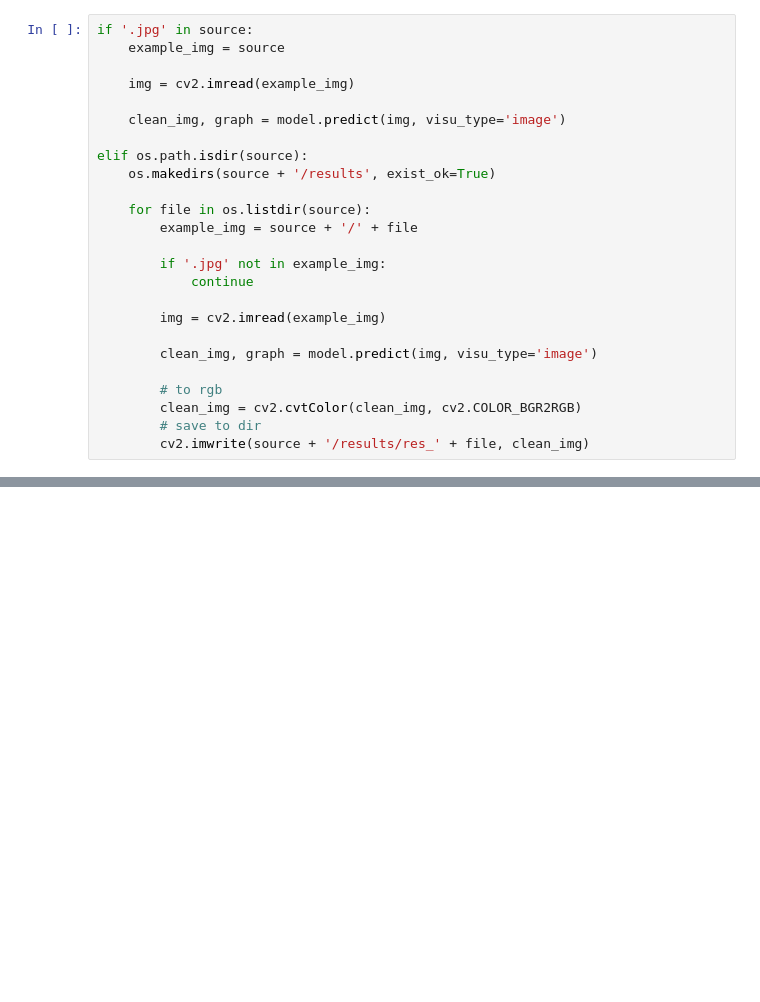
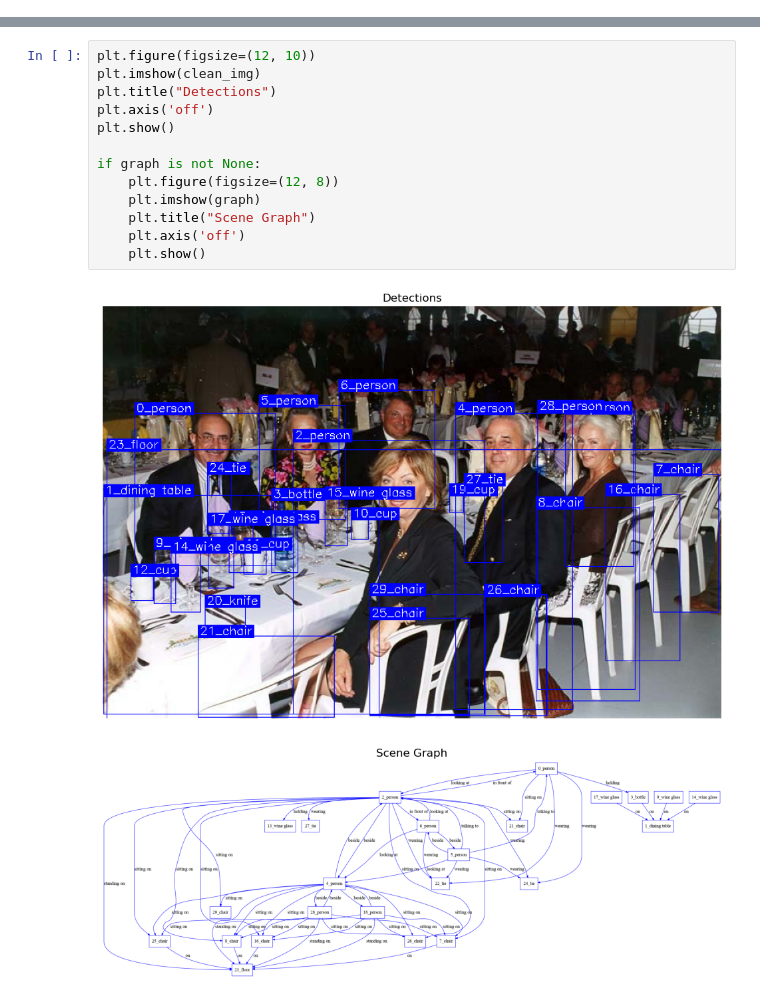
Before and after one commit to JungwonPyo/SGG-Benchmark, a Jupyter notebook: demo/SGDET_on_cutom_images.ipynb, the cells around one changed output, grey strips where cells are left out. Saved outputs shown, nothing was run; the diff lists cells and outputs as text; blank space fills up the shorter version.

```diff
--- a/demo/SGDET_on_cutom_images.ipynb
+++ b/demo/SGDET_on_cutom_images.ipynb
@@ -120,25 +0,0 @@ No pairs found with object scores > 0.35. Falling back to all detected pairs.
-# %%
-if '.jpg' in source:
-    example_img = source
-
-    img = cv2.imread(example_img)
-
-    clean_img, graph = model.predict(img, visu_type='image')
-
-elif os.path.isdir(source):
-    os.makedirs(source + '/results', exist_ok=True)
-
-    for file in os.listdir(source):
-        example_img = source + '/' + file
-
-        if '.jpg' not in example_img:
-            continue
-
-        img = cv2.imread(example_img)
-
-        clean_img, graph = model.predict(img, visu_type='image')
-
-        # to rgb
-        clean_img = cv2.cvtColor(clean_img, cv2.COLOR_BGR2RGB)
-        # save to dir
-        cv2.imwrite(source + '/results/res_' + file, clean_img)
@@ -163,0 +120,16 @@ plt.show()
+# %%
+plt.figure(figsize=(12, 10))
+plt.imshow(clean_img)
+plt.title("Detections")
+plt.axis('off')
+plt.show()
+
+if graph is not None:
+    plt.figure(figsize=(12, 8))
+    plt.imshow(graph)
+    plt.title("Scene Graph")
+    plt.axis('off')
+    plt.show()
+# %% [output]
+[figure, added]
+[figure, added]
```
Also changed, not shown: parts of 12 cells of this notebook, 19 other files.
